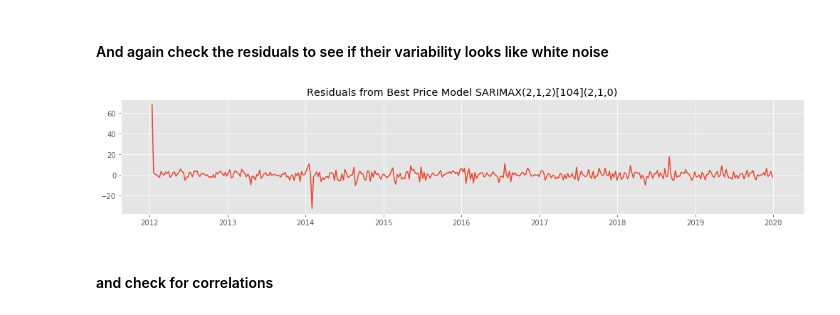
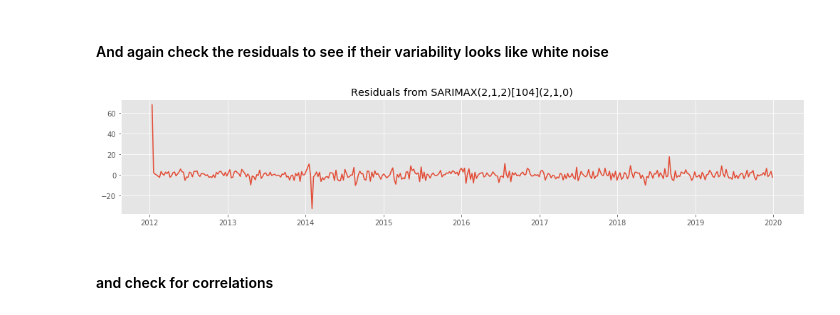
Before and after one commit to ArunMitra/Wholesale-Tea-Price-Prediction, a Jupyter notebook: Notebooks/tea_model_exploration_SARIMAX.ipynb, the cells around one changed output. Drawn from its saved outputs; the diff is of its cells as text; code cells hidden in the pictures.

```diff
--- a/Notebooks/tea_model_exploration_SARIMAX.ipynb
+++ b/Notebooks/tea_model_exploration_SARIMAX.ipynb
@@ -471,11 +471,11 @@ Warnings:
 # %%
 fig, ax = plt.subplots(1, figsize=(14, 3))
 ax.plot(price_series.index, SARIMAX_104_price_model.resid())
-ax.set_title('Residuals from Best Price Model SARIMAX(2,1,2)[104](2,1,0)')
+ax.set_title('Residuals from SARIMAX(2,1,2)[104](2,1,0)')
 plt.savefig('../Images/Residuals_from_SARIMAX(2,1,2)[104](2,1,0)')
 plt.tight_layout()
 # %% [output]
-[figure, old version]
+[figure, new version]
 # %% [markdown]
 #### and check for correlations
 # %%
```
Also changed, not shown: parts of 1 cell of this notebook, 2 other files.
